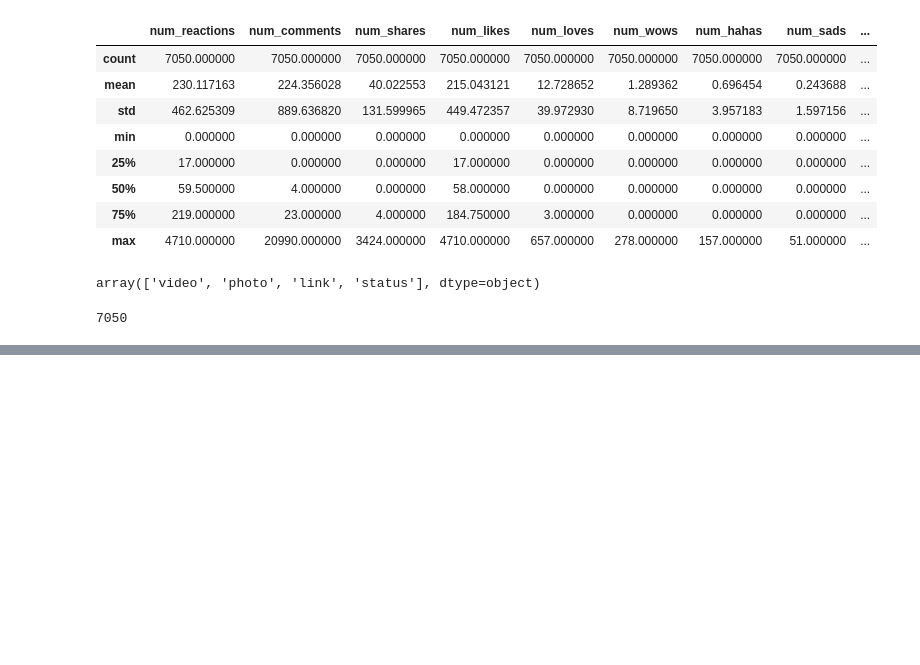
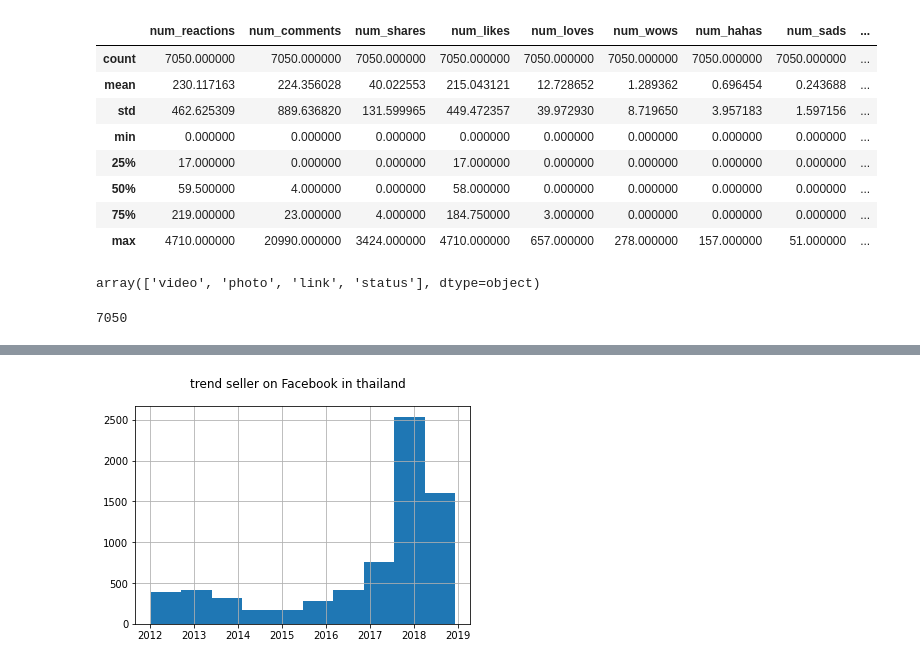
Before and after one commit to CakeNuthep/Super_AI, a Jupyter notebook: Data_Analysis.ipynb, the cells around one changed output, grey strips where cells are left out. Drawn from its saved outputs; the diff is of its cells as text; code cells hidden in the pictures; blank space fills up the shorter version.

```diff
--- a/Data_Analysis.ipynb
+++ b/Data_Analysis.ipynb
@@ -96,8 +105,8 @@ Column4             7050
 dtype: int64
 # %%
 # drop colum Column1,Column2,Column3,Column4
-df.drop(['Column1','Column2','Column3','Column4'],
-  axis='columns', inplace=True)
+df = df.drop(['Column1','Column2','Column3','Column4'],
+  axis=1)
 # %%
 df
 # %% [output]
@@ -142,0 +160,2 @@ sum_colum = df.num_likes + df.num_loves+df.num_wows+df.num_hahas+df.num_sads+df.
+# %%
+df.status_published = pd.to_datetime(df.status_published, dayfirst=True)
@@ -142,0 +185,6 @@ sum_colum = df.num_likes + df.num_loves+df.num_wows+df.num_hahas+df.num_sads+df.
+# %%
+df['status_published'].hist()
+plt.suptitle("trend seller on Facebook in thailand")
+plt.show() #แสดงว่าหลังปี 2018 มีความเป็นไปได้ที่จะมีคนขายบน Facebook มากขึ้น
+# %% [output]
+[figure, added]
```
Also changed, not shown: parts of 22 cells of this notebook.
